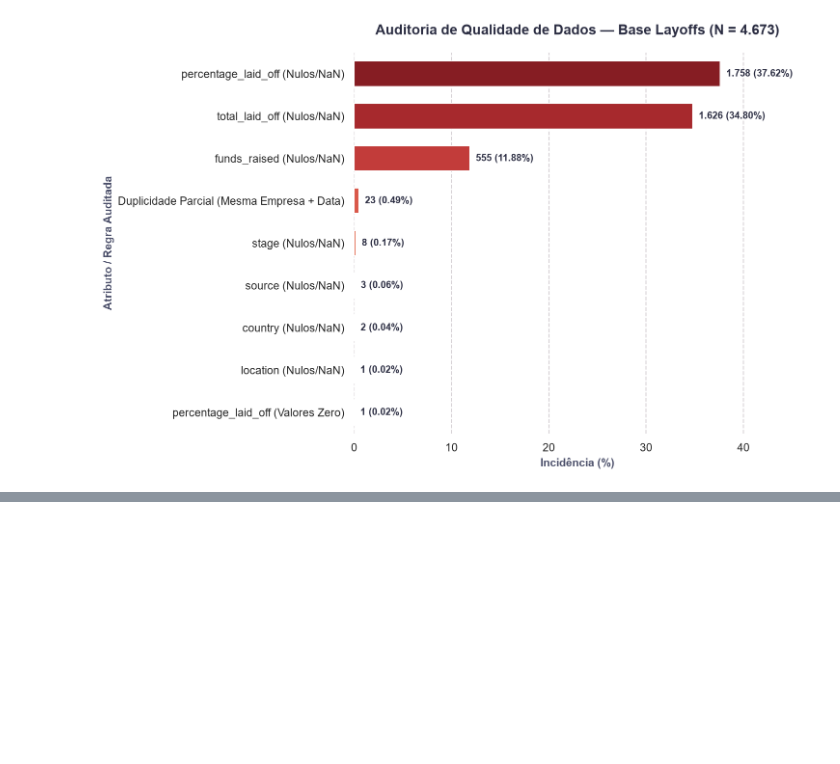
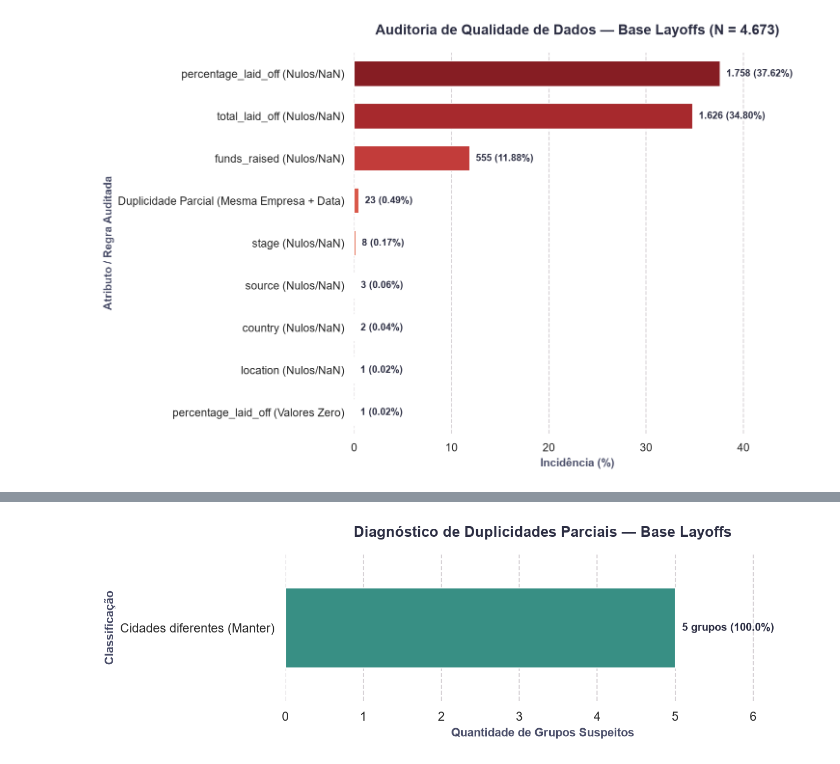
Before and after one commit to AleCecilio/digital_entertainment_layoffs, a Jupyter notebook: notebooks/01_data_cleaning.ipynb, the cells around one changed output, grey strips where cells are left out. Cells and saved outputs as stored; diff of their text form; code cells hidden in the pictures; blank space fills up the shorter version.

```diff
--- a/notebooks/01_data_cleaning.ipynb
+++ b/notebooks/01_data_cleaning.ipynb
@@ -307,0 +319,17 @@ Total de linhas envolvidas em duplicidade parcial: 44
+# %%
+# Prioriza registros com menos valores nulos e maior volume consolidado por (company, location, date)
+df_clean['_completude'] = df_clean.notna().sum(axis=1)
+
+df_clean = (
+    df_clean
+    .sort_values(
+        by=['company', 'location', 'date', '_completude', 'total_laid_off'],
+        ascending=[True, True, True, False, False]
+    )
+    .drop_duplicates(subset=['company', 'location', 'date'], keep='first')
+    .drop(columns=['_completude'])
+    .sort_index()
+    .reset_index(drop=True)
+)
+
+print(f"Total de registros após deduplicação: {len(df_clean):,}".replace(",", "."))
@@ -307,0 +338,3 @@ Total de linhas envolvidas em duplicidade parcial: 44
+# %%
+summary_dups_treatment = inspect_partial_duplicates(df_clean)
+display(summary_dups_treatment.drop(columns=['diagnostico']))
@@ -307,0 +348,4 @@ Total de linhas envolvidas em duplicidade parcial: 44
+# %%
+chart_partial_duplicates(summary_dups_treatment, nome_dataframe="Base Layoffs")
+# %% [output]
+[figure, added]
```
Also changed, not shown: parts of 17 cells of this notebook, 2 other files.
